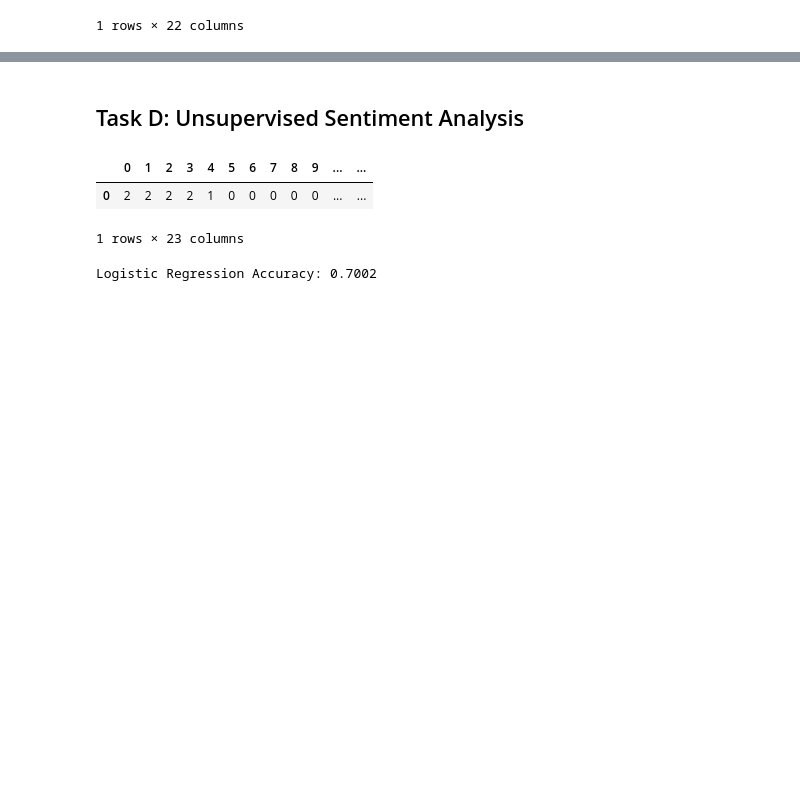
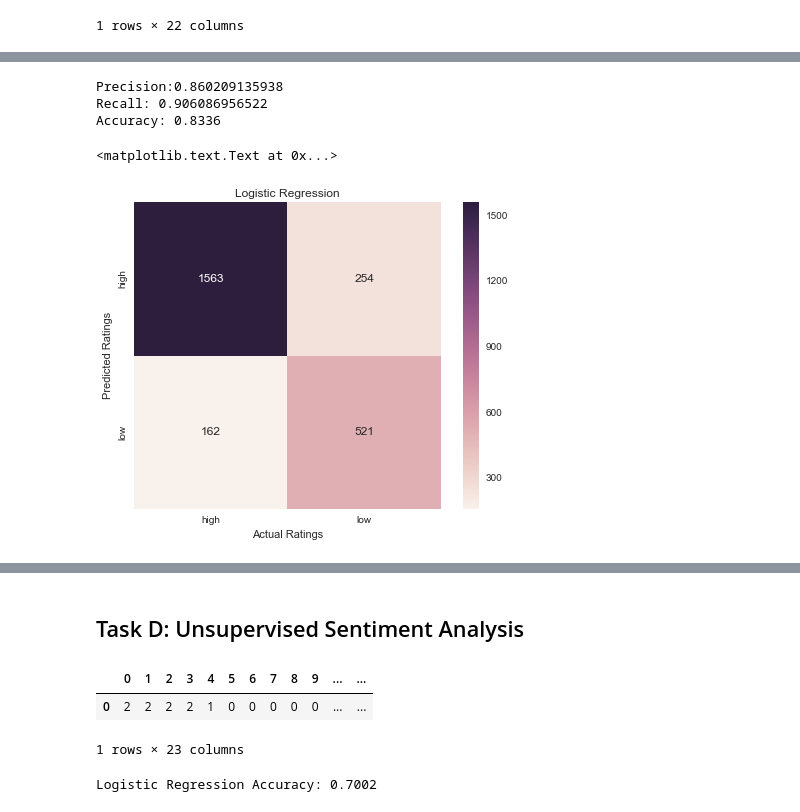
Before and after one commit to brbeckelman/MSBA-Class, a Jupyter notebook: Assignment2/Assignment2.ipynb, the cells around one changed output, grey strips where cells are left out. Cells and saved outputs as stored; diff of their text form; code cells hidden in the pictures; blank space fills up the shorter version.

Commit message:
Finished part C and added commentary

```diff
--- a/Assignment2/Assignment2.ipynb
+++ b/Assignment2/Assignment2.ipynb
@@ -245,0 +226,52 @@ y_testC = testB['rating']
+# %%
+# Create new training and test sets using same sample from part B
+x_trainC = trainB.drop(['stars', 'Review', 'rating'], axis=1)
+y_trainC = trainB['rating']
+
+x_testC = testB.drop(['stars', 'Review', 'rating'], axis=1)
+y_testC = testB['rating']
+# %%
+# Obtain probabilities of 'high' ratings from naive bayes model using text data
+train_scoresB = mnb_classifierB.predict_proba(x_trainB).tolist()
+test_scoresB = mnb_classifierB.predict_proba(x_testB).tolist()
+
+train_highScoresB = []
+train_lowScoresB = []
+for scorePair in train_scoresB:
+    train_highScoresB.append(scorePair[0])
+    train_lowScoresB.append(scorePair[1])
+
+test_highScoresB = []
+test_lowScoresB = []
+for scorePair in test_scoresB:
+    test_highScoresB.append(scorePair[0])
+    test_lowScoresB.append(scorePair[1])
+# %%
+# Add column of probabilities to training and test sets
+x_trainC['TextScore'] = train_highScoresB
+x_testC['TextScore'] = test_highScoresB
+# %%
+# Fit logistic regression model on training data
+logreg = linear_model.LogisticRegression()
+logreg_classifierC = logreg.fit(x_trainC, y_trainC)
+logreg_predictC = logreg_classifierC.predict(x_testC)
+# %%
+# Model Metrics
+print 'Precision:' + str(metrics.precision_score(y_testC, logreg_predictC, average = 'binary', pos_label='high'))
+print 'Recall: ' + str(metrics.recall_score(y_testC, logreg_predictC, average = 'binary', pos_label='high'))
+print 'Accuracy: ' + str(metrics.accuracy_score(y_testC, logreg_predictC))
+# %% [output]
+Precision:0.860209135938
+Recall: 0.906086956522
+Accuracy: 0.8336
+# %%
+# Fancy boy confusion matrix
+mat = metrics.confusion_matrix(y_testC, logreg_predictC)
+sns.heatmap(mat.T, square=True, annot=True, fmt='d', cbar=True,
+            xticklabels=unique(y_testC), yticklabels=unique(logreg_predictC))
+plt.xlabel('Actual Ratings')
+plt.ylabel('Predicted Ratings')
+plt.title('Logistic Regression')
+# %% [output]
+<matplotlib.text.Text at 0x...>
+[figure, added]
```
Also changed, not shown: parts of 62 cells of this notebook.
